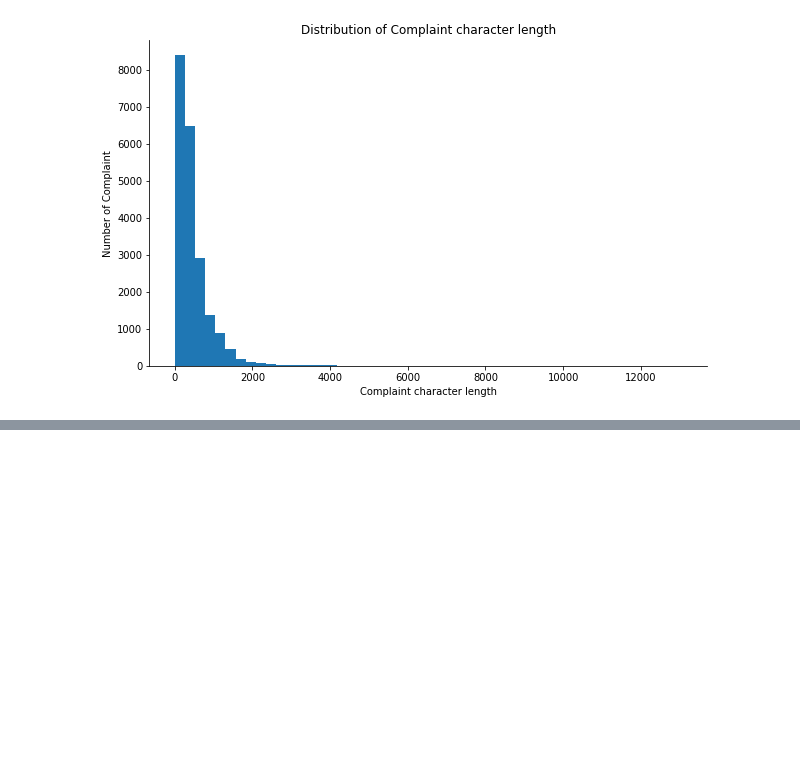
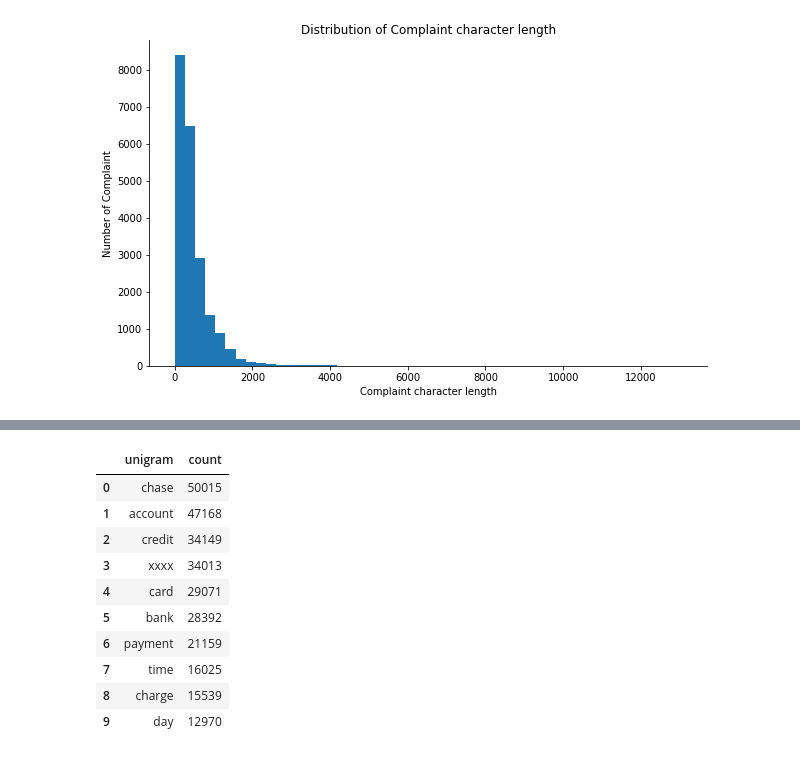
Before and after one commit to chaturvediajay/NLP, a Jupyter notebook: Automatic_Ticket_Classification.ipynb, the cells around one changed output, grey strips where cells are left out. Saved outputs shown, nothing was run; the diff lists cells and outputs as text; code cells hidden in the pictures; blank space fills up the shorter version.

```diff
--- a/Automatic_Ticket_Classification.ipynb
+++ b/Automatic_Ticket_Classification.ipynb
@@ -292,0 +323,19 @@ sns.despine();
+# %%
+#Removing -PRON- from the text corpus
+df_clean['Complaint_clean'] = df_clean['complaint_POS_removed'].str.replace('-PRON-', '')
+# %%
+from sklearn.feature_extraction.text import CountVectorizer, TfidfVectorizer
+from pprint import pprint
+def get_top_n_words(corpus, n=None):
+    vec = CountVectorizer(stop_words='english').fit(corpus)
+    bag_of_words = vec.transform(corpus)
+    sum_words = bag_of_words.sum(axis=0)
+    words_freq = [(word, sum_words[0, idx]) for word, idx in vec.vocabulary_.items()]
+    words_freq =sorted(words_freq, key = lambda x: x[1], reverse=True)
+    return words_freq[:n]
+common_words = get_top_n_words(df_clean['Complaint_clean'].values.astype('U'), 50)
+df2 = pd.DataFrame(common_words, columns = ['unigram' , 'count'])
+
+fig = go.Figure([go.Bar(x=df2['unigram'], y=df2['count'])])
+fig.update_layout(title=go.layout.Title(text="Top 50 unigrams in the Complaint text after removing stop words and lemmatization"))
+fig.show()
@@ -292,0 +344,14 @@ sns.despine();
+# %%
+df2.head(10)
+# %% [output]
+|  | unigram | count |
+| 0 | chase | 50015 |
+| 1 | account | 47168 |
+| 2 | credit | 34149 |
+| 3 | xxxx | 34013 |
+| 4 | card | 29071 |
+| 5 | bank | 28392 |
+| 6 | payment | 21159 |
+| 7 | time | 16025 |
+| 8 | charge | 15539 |
+| 9 | day | 12970 |
```
Also changed, not shown: parts of 3 cells of this notebook.
